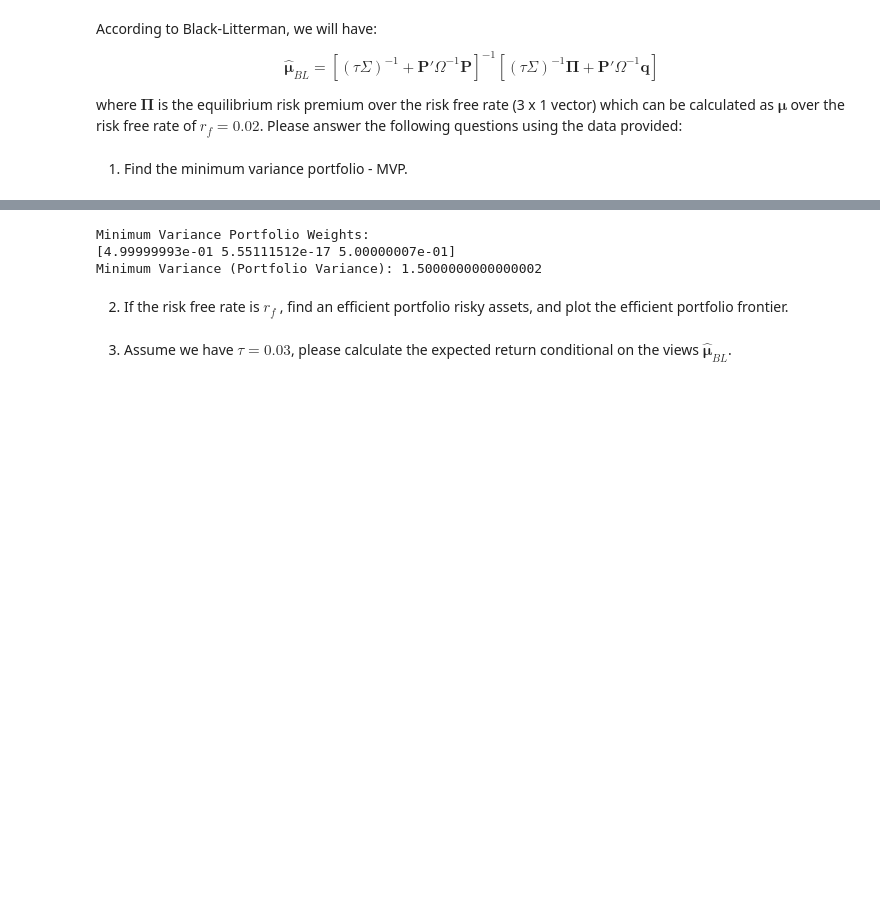
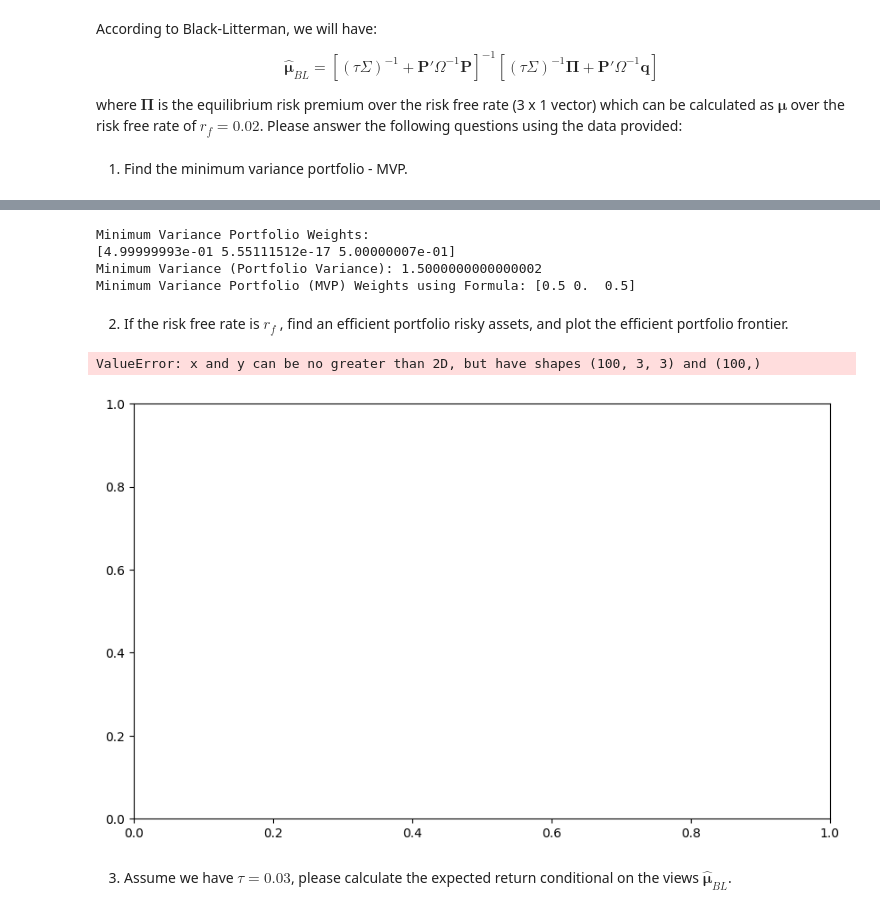
Before and after one commit to bs333/fe-670, a Jupyter notebook: FE670 - Homework/FE670 - Homework #2/FE670 - Homework #2.ipynb, the cells around one changed output, grey strips where cells are left out. Saved outputs shown, nothing was run; the diff lists cells and outputs as text; code cells hidden in the pictures; blank space fills up the shorter version.

```diff
--- a/FE670 - Homework/FE670 - Homework #2/FE670 - Homework #2.ipynb
+++ b/FE670 - Homework/FE670 - Homework #2/FE670 - Homework #2.ipynb
@@ -196,8 +200,15 @@ import numpy as np
 from scipy.optimize import minimize
 
 # Establish expected returns and covariance matrices.
-covariance_matrix = np.array([[3.0, 1.5, 0.0], [1.5, 3.0, 1.5], [0.0, 1.5, 3.0]])
-mu = np.array([0.5, 0.3, 0.7])
+covariance_matrix = np.array([[3.0, 1.5, 0.0],
+                              [1.5, 3.0, 1.5],
+                              [0.0, 1.5, 3.0]])
+
+mu = np.array([0.5,
+               0.3,
+               0.7])
+
+sigma_inverse = np.linalg.inv(covariance_matrix)
 
 # Define the objective function to minimize portfolio variance.
 def portfolio_variance(weights, covariance_matrix):
@@ -225,9 +236,17 @@ print(mvp_weights)
 # Calculate the minimum variance (portfolio variance) of the MVP.
 min_variance = result.fun
 print("Minimum Variance (Portfolio Variance):", min_variance)
+
+# Create ones matrix.
+ones = np.ones(3)
+
+# Find MVP using formula defined above.
+w_mvp = (sigma_inverse @ ones) / (ones @ sigma_inverse @ ones)
+print("Minimum Variance Portfolio (MVP) Weights using Formula:", w_mvp)
 # %% [output]
 Minimum Variance Portfolio Weights:
 [4.99999993e-01 5.55111512e-17 5.00000007e-01]
 Minimum Variance (Portfolio Variance): 1.5000000000000002
+Minimum Variance Portfolio (MVP) Weights using Formula: [0.5 0.  0.5]
 # %% [markdown]
 2. If the risk free rate is $r_f$ , find an efficient portfolio risky assets, and plot the efficient portfolio frontier.
@@ -237,3 +253,62 @@ r_f = 0.02
+# %%
+import numpy as np
+import matplotlib.pyplot as plt
+
+# Given data
+rf = 0.02  # Risk-free rate
+Sigma = np.array([[3.0, 1.5, 0.0], [1.5, 3.0, 1.5], [0.0, 1.5, 3.0]])  # Corrected 3x3 Covariance matrix
+mu = np.array([0.5, 0.3, 0.7])  # Expected returns of the three assets
+
+# Calculate the equilibrium risk premium Pi
+Pi = mu - rf
+
+# Define the Black-Litterman views and confidence matrix
+P = np.array([[1, 0, 0], [0, -1, 1]])  # View matrix
+q = np.array([0.02, 0.04])  # Views
+Omega = np.diag([0.05**2, 0.06**2])  # Diagonal matrix for Omega
+
+# Black-Litterman parameters
+tau = 0.01
+
+# Calculate the Black-Litterman expected returns using the formula
+tau_Sigma_inv = np.linalg.inv(tau * Sigma)
+P_transpose = P.T
+P_Omega_inv_P = np.dot(P_transpose, np.dot(np.linalg.inv(Omega), P))
+BL_expected_returns = np.dot(
+    np.linalg.inv(tau_Sigma_inv + P_Omega_inv_P),
+    np.dot(tau_Sigma_inv, Pi) + np.dot(P_transpose, np.dot(np.linalg.inv(Omega), q))
+)
+
+# Define the range of portfolio weights for risky assets
+num_points = 100
+weights = np.linspace(0, 1, num_points)
+
+# Initialize lists to store portfolio statistics
+portfolio_returns = []
+portfolio_volatilities = []
+
+# Calculate portfolio statistics for different weightings
+for w in weights:
+    # Portfolio expected return
+    port_return = rf + w * np.sum(BL_expected_returns)
+
+    # Portfolio standard deviation (volatility)
+    port_volatility = np.sqrt(np.dot(np.dot(w, Sigma), w))
+
+    portfolio_returns.append(port_return)
+    portfolio_volatilities.append(port_volatility)
+
+# Plot the efficient portfolio frontier
+plt.figure(figsize=(10, 6))
+plt.plot(portfolio_volatilities, portfolio_returns, marker='o', linestyle='-', color='b')
+plt.xlabel('Portfolio Volatility (Standard Deviation)')
+plt.ylabel('Portfolio Expected Return')
+plt.title('Efficient Portfolio Frontier (Black-Litterman)')
+plt.grid(True)
+plt.show()
+# %% [output]
+ValueError: x and y can be no greater than 2D, but have shapes (100, 3, 3) and (100,)
+[figure, added]
 # %% [markdown]
 3. Assume we have $\tau = 0.03$, please calculate the expected return conditional on the views $\bm{\hat{\mu}}_{BL}$.
 # %% [markdown]
```
Also changed, not shown: parts of 2 cells of this notebook.
